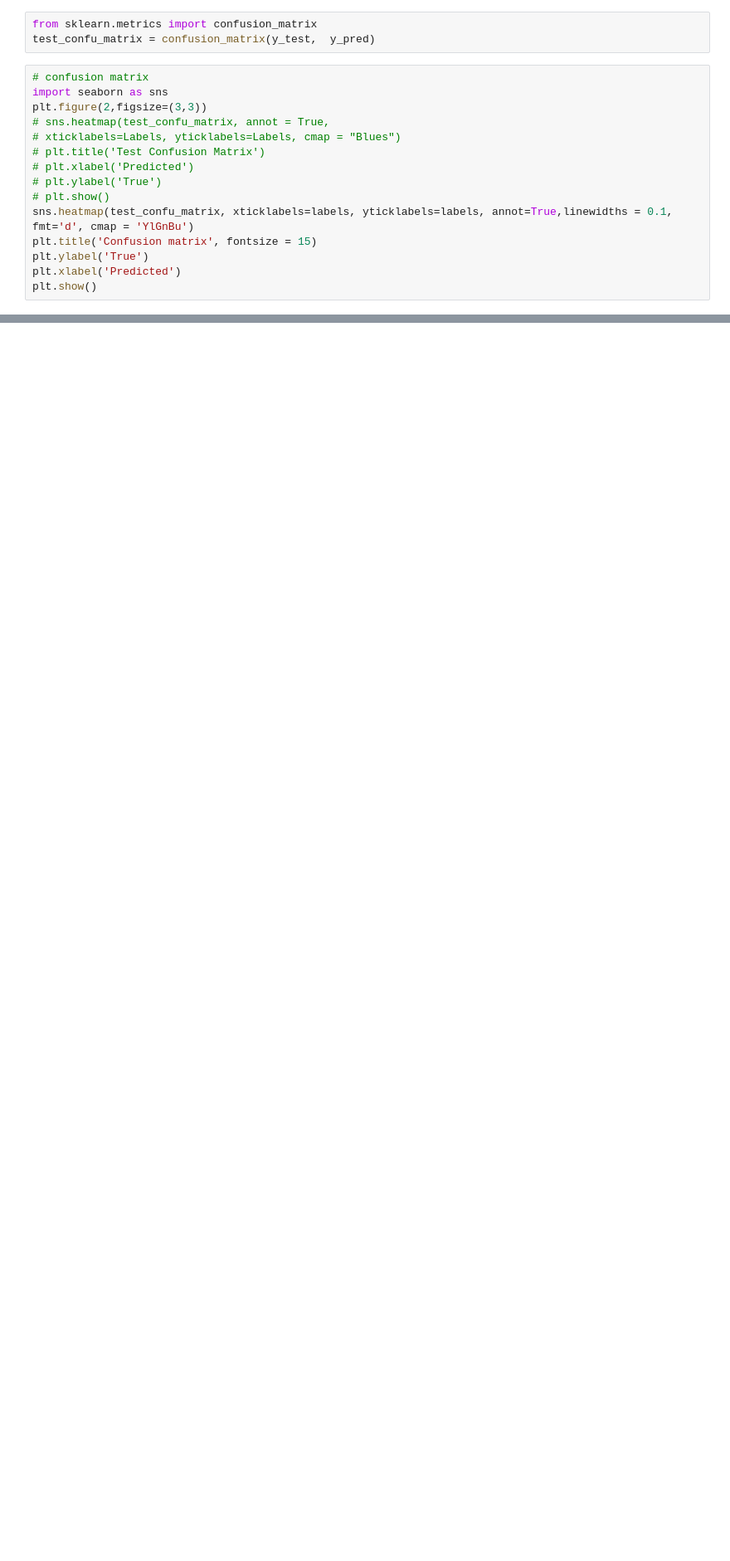
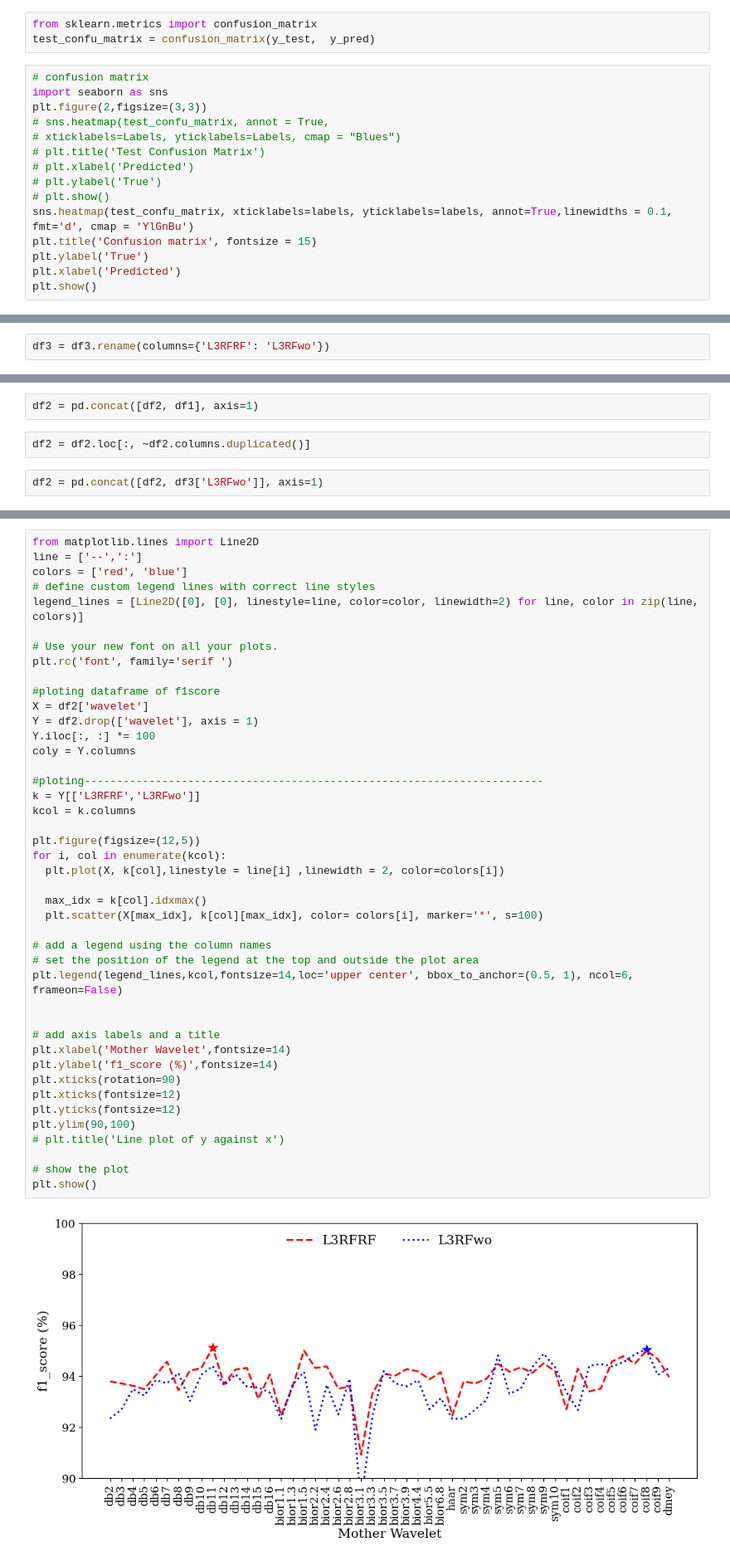
Before and after one commit to AbbasHussain72/Wavelet-featre-extraction-, a Jupyter notebook: current_wavelet_Transform_Technique.ipynb, the cells around one changed output, grey strips where cells are left out. Shown at 83% size. Saved outputs shown, nothing was run; the diff lists cells and outputs as text; blank space fills up the shorter version.

```diff
--- a/current_wavelet_Transform_Technique.ipynb
+++ b/current_wavelet_Transform_Technique.ipynb
@@ -1277,0 +1292,2 @@ plt.show()
+# %%
+df3 = df3.rename(columns={'L3RFRF': 'L3RFwo'})
@@ -1277,0 +1303,6 @@ plt.show()
+# %%
+df2 = pd.concat([df2, df1], axis=1)
+# %%
+df2 = df2.loc[:, ~df2.columns.duplicated()]
+# %%
+df2 = pd.concat([df2, df3['L3RFwo']], axis=1)
@@ -1277,0 +1318,45 @@ plt.show()
+# %%
+from matplotlib.lines import Line2D
+line = ['--',':']
+colors = ['red', 'blue']
+# define custom legend lines with correct line styles
+legend_lines = [Line2D([0], [0], linestyle=line, color=color, linewidth=2) for line, color in zip(line, colors)]
+
+# Use your new font on all your plots.
+plt.rc('font', family='serif ')
+
+#ploting dataframe of f1score
+X = df2['wavelet']
+Y = df2.drop(['wavelet'], axis = 1)
+Y.iloc[:, :] *= 100
+coly = Y.columns
+
+#ploting-----------------------------------------------------------------------
+k = Y[['L3RFRF','L3RFwo']]
+kcol = k.columns
+
+plt.figure(figsize=(12,5))
+for i, col in enumerate(kcol):
+  plt.plot(X, k[col],linestyle = line[i] ,linewidth = 2, color=colors[i])
+
+  max_idx = k[col].idxmax()
+  plt.scatter(X[max_idx], k[col][max_idx], color= colors[i], marker='*', s=100)
+
+# add a legend using the column names
+# set the position of the legend at the top and outside the plot area
+plt.legend(legend_lines,kcol,fontsize=14,loc='upper center', bbox_to_anchor=(0.5, 1), ncol=6, frameon=False)
+
+
+# add axis labels and a title
+plt.xlabel('Mother Wavelet',fontsize=14)
+plt.ylabel('f1_score (%)',fontsize=14)
+plt.xticks(rotation=90)
+plt.xticks(fontsize=12)
+plt.yticks(fontsize=12)
+plt.ylim(90,100)
+# plt.title('Line plot of y against x')
+
+# show the plot
+plt.show()
+# %% [output]
+[figure, added]
```
Also changed, not shown: parts of 7 cells of this notebook.
